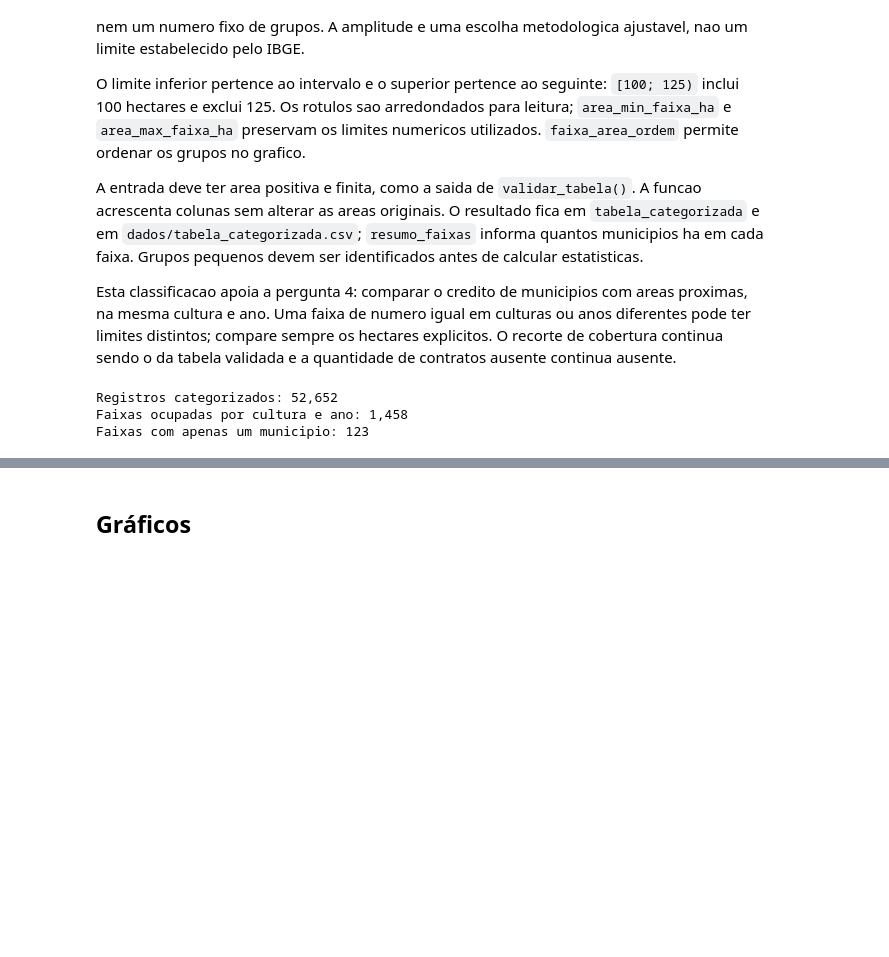
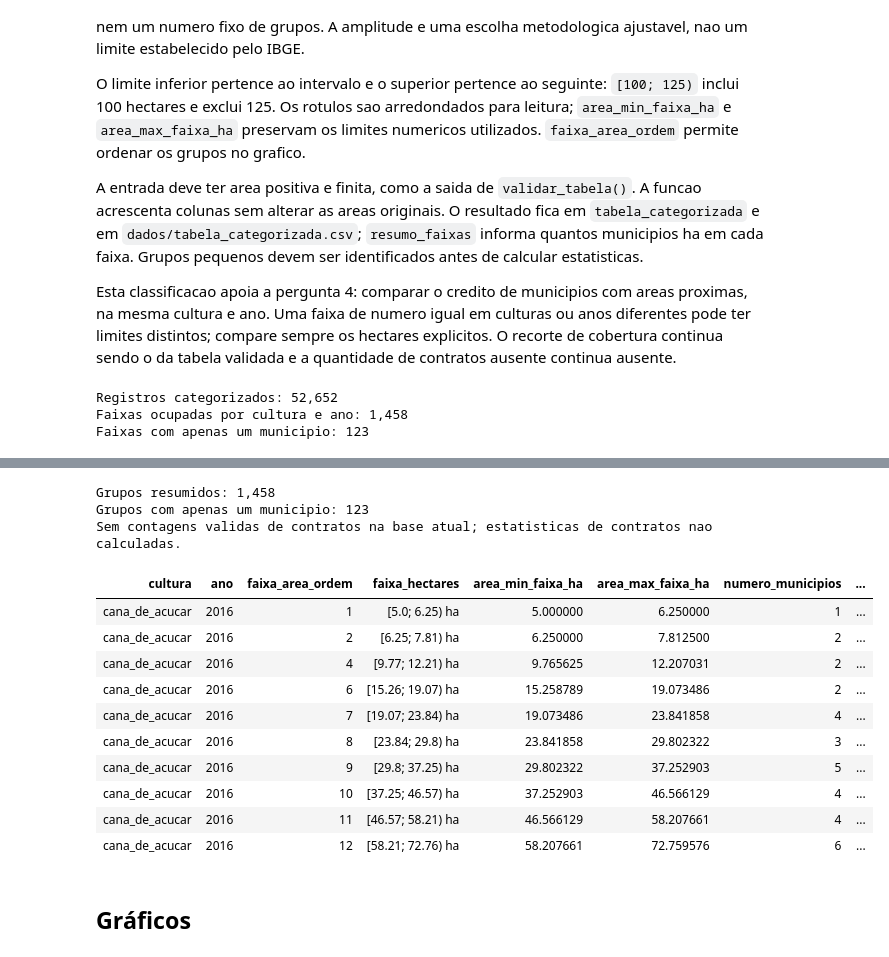
Before and after one commit to Marcos00758/Avaliacao_Credito_Rural, a Jupyter notebook: Integrar_APIs.ipynb, the cells around one changed output, grey strips where cells are left out. Cells and saved outputs as stored; diff of their text form; code cells hidden in the pictures; blank space fills up the shorter version.

Commit message:
feat: summarize credit statistics by planted area range

```diff
--- a/Integrar_APIs.ipynb
+++ b/Integrar_APIs.ipynb
@@ -369,3 +379,75 @@ Faixas com apenas um municipio: 123
+# %%
+def resumir_estatisticas_faixas(tabela):
+    """Resume area, credito e, quando disponiveis, contratos por faixa."""
+    base = tabela.copy()
+    chaves = ["cultura", "ano", "faixa_area_ordem", "faixa_hectares"]
+    base["credito_por_hectare_brl"] = base["credito_nominal_brl"] / base["area_plantada_ha"]
+    estatisticas = {
+        "area_min_faixa_ha": ("area_min_faixa_ha", "first"),
+        "area_max_faixa_ha": ("area_max_faixa_ha", "first"),
+        "numero_municipios": ("codigo_municipio", "nunique"),
+        "mediana_area_ha": ("area_plantada_ha", "median"),
+        "mediana_credito_brl": ("credito_nominal_brl", "median"),
+        "q1_credito_brl": ("credito_nominal_brl", lambda s: s.quantile(0.25)),
+        "q3_credito_brl": ("credito_nominal_brl", lambda s: s.quantile(0.75)),
+        "mediana_credito_por_hectare_brl": ("credito_por_hectare_brl", "median"),
+        "q1_credito_por_hectare_brl": ("credito_por_hectare_brl", lambda s: s.quantile(0.25)),
+        "q3_credito_por_hectare_brl": ("credito_por_hectare_brl", lambda s: s.quantile(0.75)),
+    }
+
+    contratos_disponiveis = False
+    if "quantidade_contratos" in base.columns:
+        contratos = pd.to_numeric(base["quantidade_contratos"], errors="coerce")
+        base["quantidade_contratos"] = contratos.where(
+            contratos.ge(0) & contratos.lt(float("inf")) & contratos.mod(1).eq(0)
+        )
+        estatisticas["municipios_com_contratos"] = ("quantidade_contratos", "count")
+        contratos_disponiveis = base["quantidade_contratos"].notna().any()
+        if contratos_disponiveis:
+            base["contratos_por_mil_hectares"] = base["quantidade_contratos"] * 1000 / base["area_plantada_ha"]
+            base["valor_medio_por_contrato_brl"] = base["credito_nominal_brl"] / base["quantidade_contratos"].where(base["quantidade_contratos"].gt(0))
+            estatisticas.update({
+                "mediana_contratos": ("quantidade_contratos", "median"),
+                "q1_contratos": ("quantidade_contratos", lambda s: s.quantile(0.25)),
+                "q3_contratos": ("quantidade_contratos", lambda s: s.quantile(0.75)),
+                "mediana_contratos_por_mil_hectares": ("contratos_por_mil_hectares", "median"),
+                "q1_contratos_por_mil_hectares": ("contratos_por_mil_hectares", lambda s: s.quantile(0.25)),
+                "q3_contratos_por_mil_hectares": ("contratos_por_mil_hectares", lambda s: s.quantile(0.75)),
+                "mediana_valor_medio_por_contrato_brl": ("valor_medio_por_contrato_brl", "median"),
+                "municipios_com_valor_por_contrato": ("valor_medio_por_contrato_brl", "count"),
+            })
+
+    resumo = base.groupby(chaves, as_index=False).agg(**estatisticas)
+    resumo["iqr_credito_brl"] = resumo["q3_credito_brl"] - resumo["q1_credito_brl"]
+    resumo["iqr_credito_por_hectare_brl"] = resumo["q3_credito_por_hectare_brl"] - resumo["q1_credito_por_hectare_brl"]
+    if contratos_disponiveis:
+        resumo["iqr_contratos"] = resumo["q3_contratos"] - resumo["q1_contratos"]
+        resumo["iqr_contratos_por_mil_hectares"] = resumo["q3_contratos_por_mil_hectares"] - resumo["q1_contratos_por_mil_hectares"]
+    return resumo.sort_values(["cultura", "ano", "faixa_area_ordem"]).reset_index(drop=True)
+
+
+tabela_estatistica = resumir_estatisticas_faixas(tabela_categorizada)
+tabela_estatistica.to_csv("dados/tabela_estatistica_faixas.csv", index=False)
+print(f"Grupos resumidos: {len(tabela_estatistica):,}")
+print(f"Grupos com apenas um municipio: {tabela_estatistica['numero_municipios'].eq(1).sum():,}")
+if "mediana_contratos" not in tabela_estatistica.columns:
+    print("Sem contagens validas de contratos na base atual; estatisticas de contratos nao calculadas.")
+display(tabela_estatistica.head(10))
+# %% [output]
+Grupos resumidos: 1,458
+Grupos com apenas um municipio: 123
+Sem contagens validas de contratos na base atual; estatisticas de contratos nao calculadas.
+| cultura | ano | faixa_area_ordem | faixa_hectares | area_min_faixa_ha | area_max_faixa_ha | numero_municipios | ... |
+| cana_de_acucar | 2016 | 1 | [5.0; 6.25) ha | 5.000000 | 6.250000 | 1 | ... |
+| cana_de_acucar | 2016 | 2 | [6.25; 7.81) ha | 6.250000 | 7.812500 | 2 | ... |
+| cana_de_acucar | 2016 | 4 | [9.77; 12.21) ha | 9.765625 | 12.207031 | 2 | ... |
+| cana_de_acucar | 2016 | 6 | [15.26; 19.07) ha | 15.258789 | 19.073486 | 2 | ... |
+| cana_de_acucar | 2016 | 7 | [19.07; 23.84) ha | 19.073486 | 23.841858 | 4 | ... |
+| cana_de_acucar | 2016 | 8 | [23.84; 29.8) ha | 23.841858 | 29.802322 | 3 | ... |
+| cana_de_acucar | 2016 | 9 | [29.8; 37.25) ha | 29.802322 | 37.252903 | 5 | ... |
+| cana_de_acucar | 2016 | 10 | [37.25; 46.57) ha | 37.252903 | 46.566129 | 4 | ... |
+| cana_de_acucar | 2016 | 11 | [46.57; 58.21) ha | 46.566129 | 58.207661 | 4 | ... |
+| cana_de_acucar | 2016 | 12 | [58.21; 72.76) ha | 58.207661 | 72.759576 | 6 | ... |
 # %% [markdown]
 ## Gráficos
 # %% [markdown]
```
Also changed, not shown: parts of 1 cell of this notebook, 2 other files.
